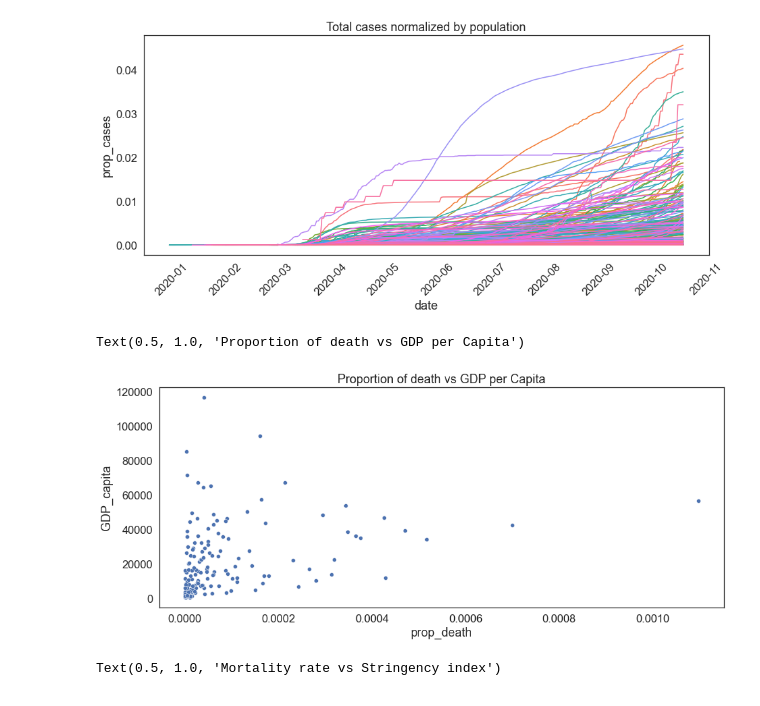
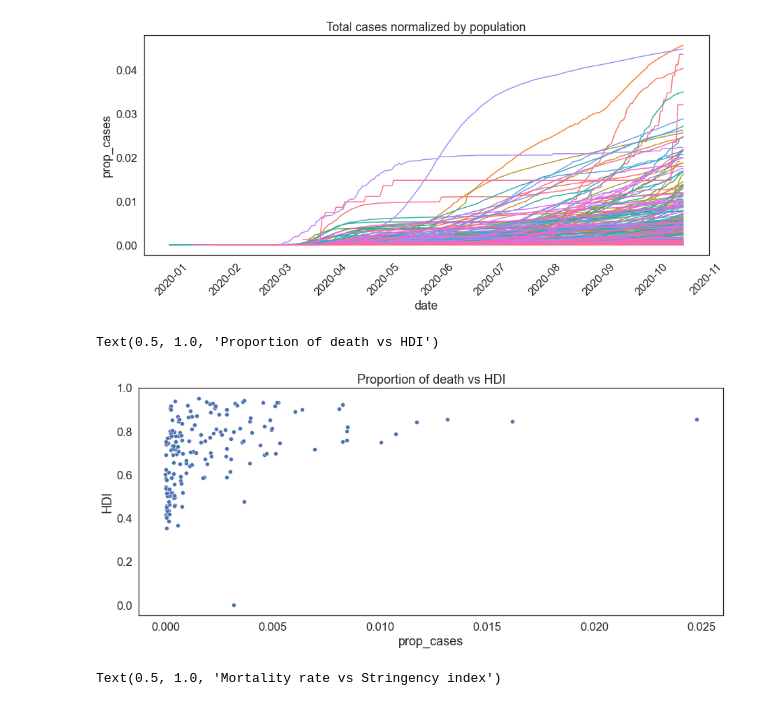
Before and after one commit to aswarth123/Hacklytics2021, a Jupyter notebook: Kaggle_Dataset_EDA.ipynb, the cells around one changed output. Drawn from its saved outputs; the diff is of its cells as text; code cells hidden in the pictures.

```diff
--- a/Kaggle_Dataset_EDA.ipynb
+++ b/Kaggle_Dataset_EDA.ipynb
@@ -159,11 +167,11 @@ plt.xticks(rotation = 45)
   Text(0, 0, '')])
 [figure]
 # %%
-ax = sns.scatterplot(x = 'prop_death', y = 'GDP_capita', data = by_country)
-ax.set_title('Proportion of death vs GDP per Capita')
+ax = sns.scatterplot(x = 'prop_cases', y = 'HDI', data = by_country)
+ax.set_title('Proportion of death vs HDI')
 # %% [output]
-Text(0.5, 1.0, 'Proportion of death vs GDP per Capita')
+Text(0.5, 1.0, 'Proportion of death vs HDI')
-[figure, old version]
+[figure, new version]
 # %%
 ax = sns.scatterplot(x = 'mortality_rate', y = 'stringency_index', data = by_country)
 ax.set_title('Mortality rate vs Stringency index')
```
Also changed, not shown: parts of 10 cells of this notebook.
